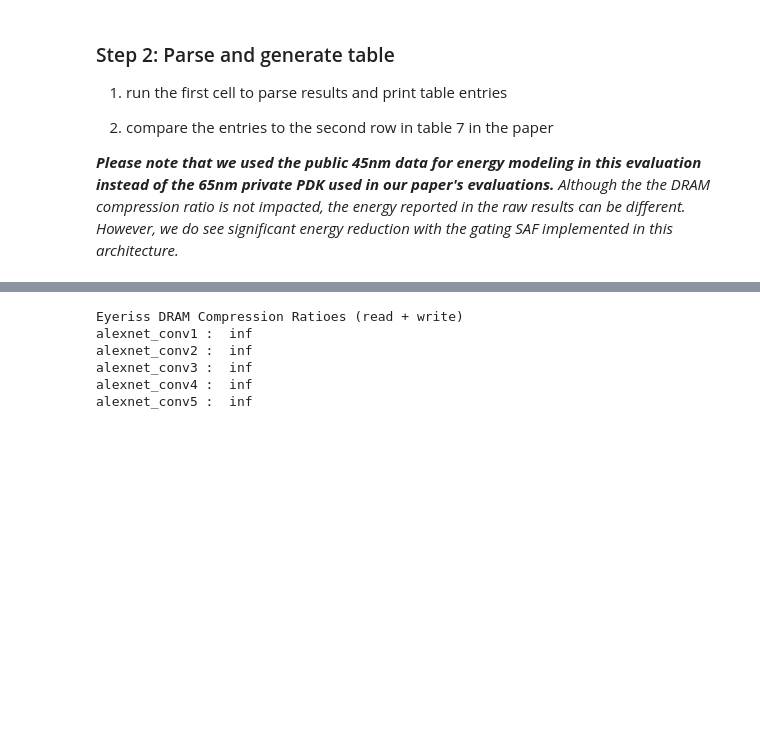
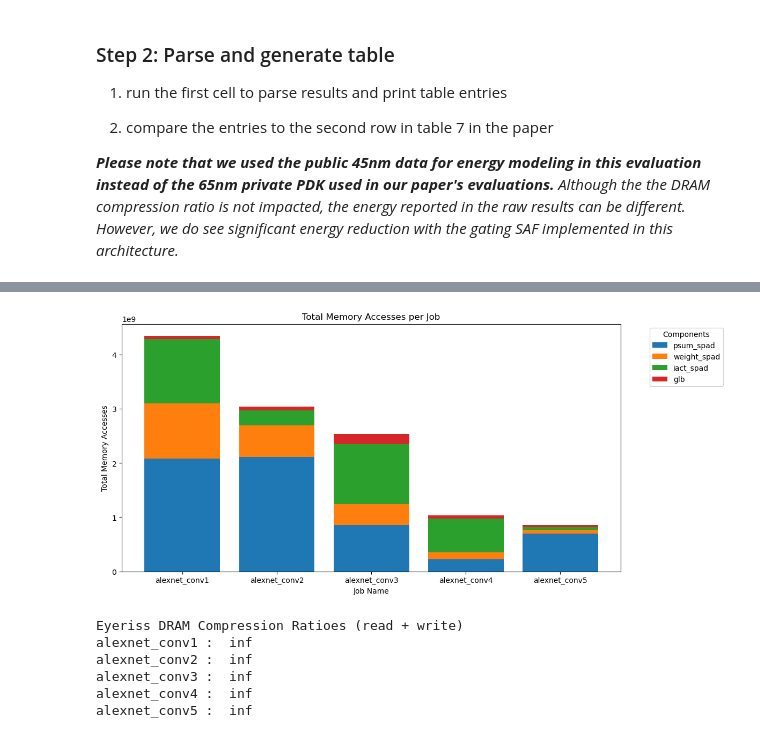
Before and after one commit to NicolePQJ/Hardware_Architecture, a Jupyter notebook: workspace/2022.micro.artifact/notebook/artifact_evaluations.ipynb, the cells around one changed output, grey strips where cells are left out. Drawn from its saved outputs; the diff is of its cells as text; code cells hidden in the pictures; blank space fills up the shorter version.

Commit message:
Plotting memory accesses

```diff
--- a/workspace/2022.micro.artifact/notebook/artifact_evaluations.ipynb
+++ b/workspace/2022.micro.artifact/notebook/artifact_evaluations.ipynb
@@ -552,3 +528,8 @@ Summary stats for best mapping found by mapper:
+# %%
+from IPython.display import Image
+display(Image("../evaluation_setups/Eyeriss_v2/outputs/alexnet_conv5/output/total_memory_plot.png"))
+# %% [output]
+[figure, added]
 # %%
 %%bash
 cd ../evaluation_setups/Eyeriss_v2/scripts
```
Also changed, not shown: parts of 4 cells of this notebook, 1 other file.
